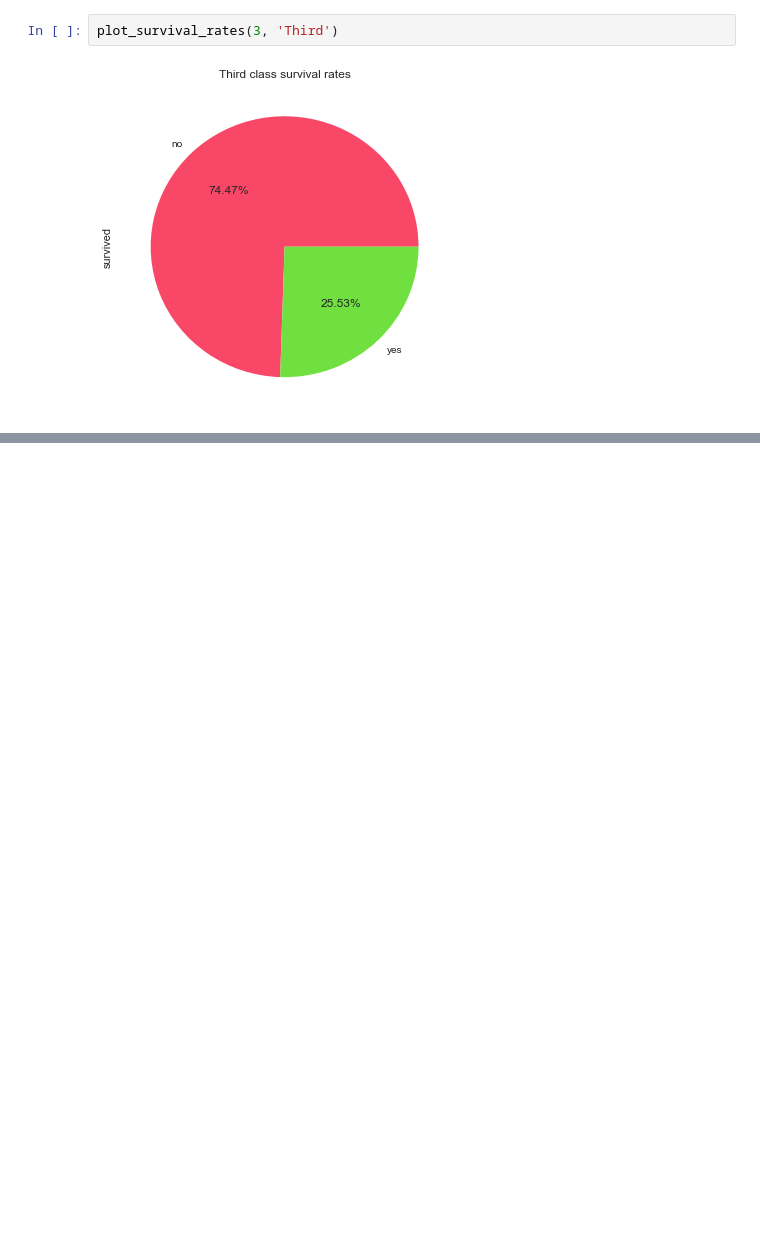
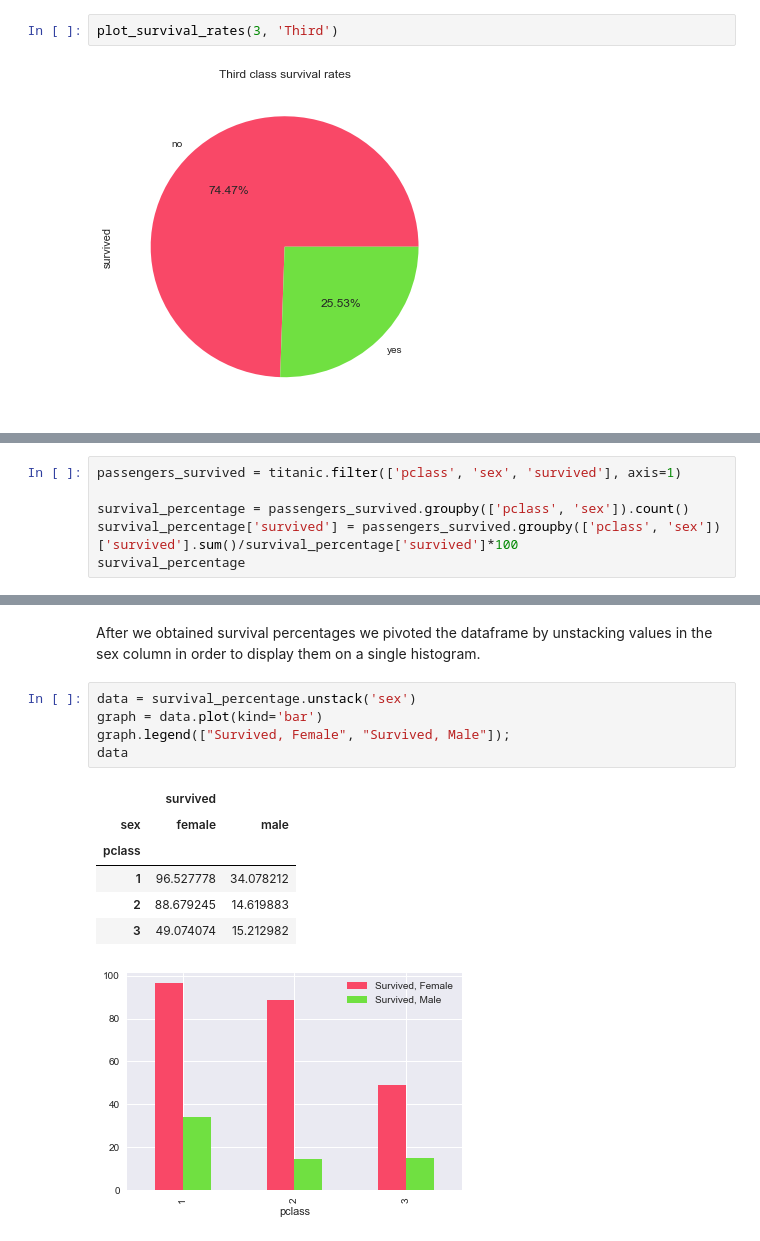
Before and after one commit to stojadin2701/ADA2017, a Jupyter notebook: Homework 1.ipynb, the cells around one changed output, grey strips where cells are left out. Drawn from its saved outputs; the diff is of its cells as text; blank space fills up the shorter version.

```diff
--- a/Homework 1.ipynb
+++ b/Homework 1.ipynb
@@ -680,0 +687,6 @@ plot_survival_rates(3, 'Third')
+# %%
+passengers_survived = titanic.filter(['pclass', 'sex', 'survived'], axis=1)
+
+survival_percentage = passengers_survived.groupby(['pclass', 'sex']).count()
+survival_percentage['survived'] = passengers_survived.groupby(['pclass', 'sex'])['survived'].sum()/survival_percentage['survived']*100
+survival_percentage
@@ -680,0 +702,15 @@ plot_survival_rates(3, 'Third')
+# %% [markdown]
+After we obtained survival percentages we pivoted the dataframe by unstacking values in the sex column in order to display them on a single histogram.
+# %%
+data = survival_percentage.unstack('sex')
+graph = data.plot(kind='bar')
+graph.legend(["Survived, Female", "Survived, Male"]);
+data
+# %% [output]
+|  | survived |  |
+| sex | female | male |
+| pclass |  |  |
+| 1 | 96.527778 | 34.078212 |
+| 2 | 88.679245 | 14.619883 |
+| 3 | 49.074074 | 15.212982 |
+[figure, added]
```
Also changed, not shown: parts of 21 cells of this notebook.
